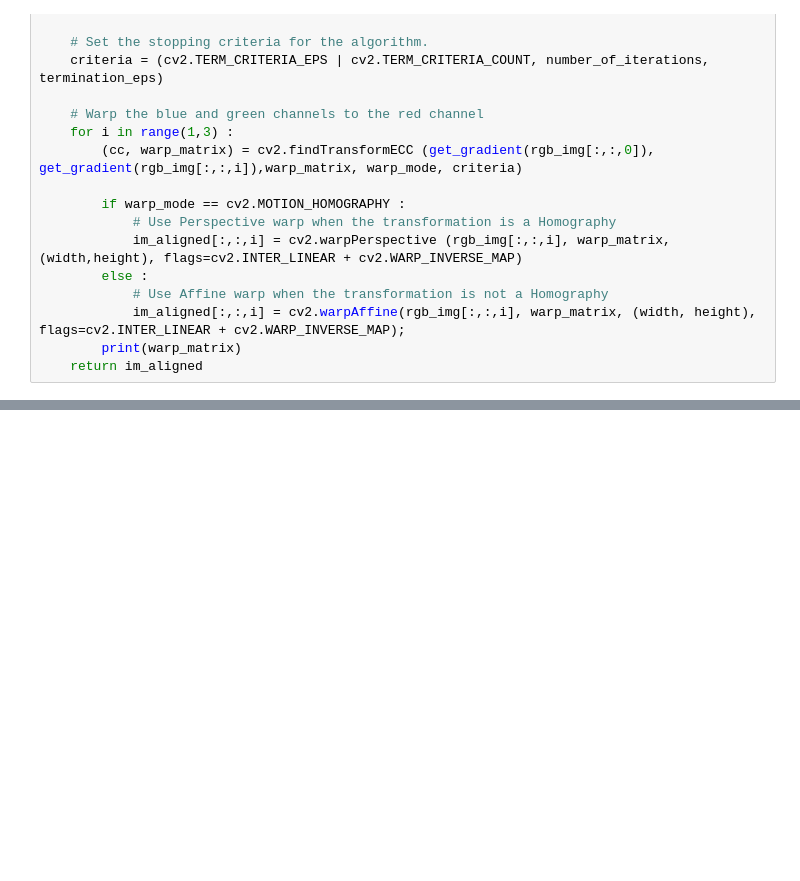
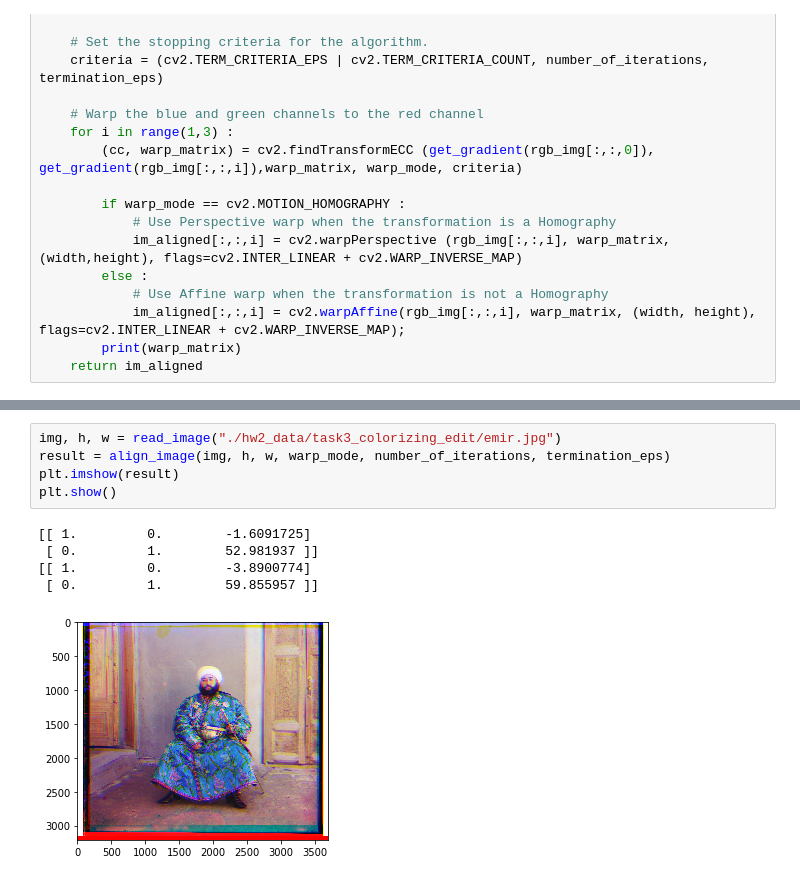
Before and after one commit to PinmanHuang/ILE5062_Computer_Vision, a Jupyter notebook: CV2019_HW2/colorizing.ipynb, the cells around one changed output, grey strips where cells are left out. Drawn from its saved outputs; the diff is of its cells as text; blank space fills up the shorter version.

```diff
--- a/CV2019_HW2/colorizing.ipynb
+++ b/CV2019_HW2/colorizing.ipynb
@@ -76,0 +74,11 @@ plt.show()
+# %%
+img, h, w = read_image("./hw2_data/task3_colorizing_edit/emir.jpg")
+result = align_image(img, h, w, warp_mode, number_of_iterations, termination_eps)
+plt.imshow(result)
+plt.show()
+# %% [output]
+[[ 1.         0.        -1.6091725]
+ [ 0.         1.        52.981937 ]]
+[[ 1.         0.        -3.8900774]
+ [ 0.         1.        59.855957 ]]
+[figure, added]
```
Also changed, not shown: parts of 15 cells of this notebook, 13 other files.
